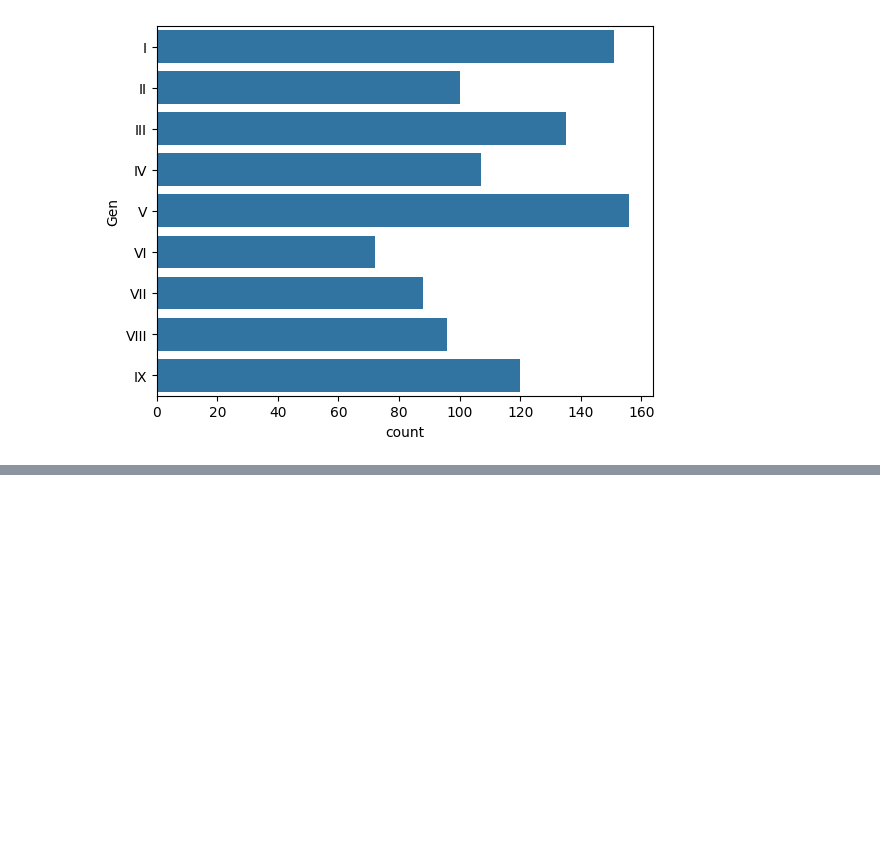
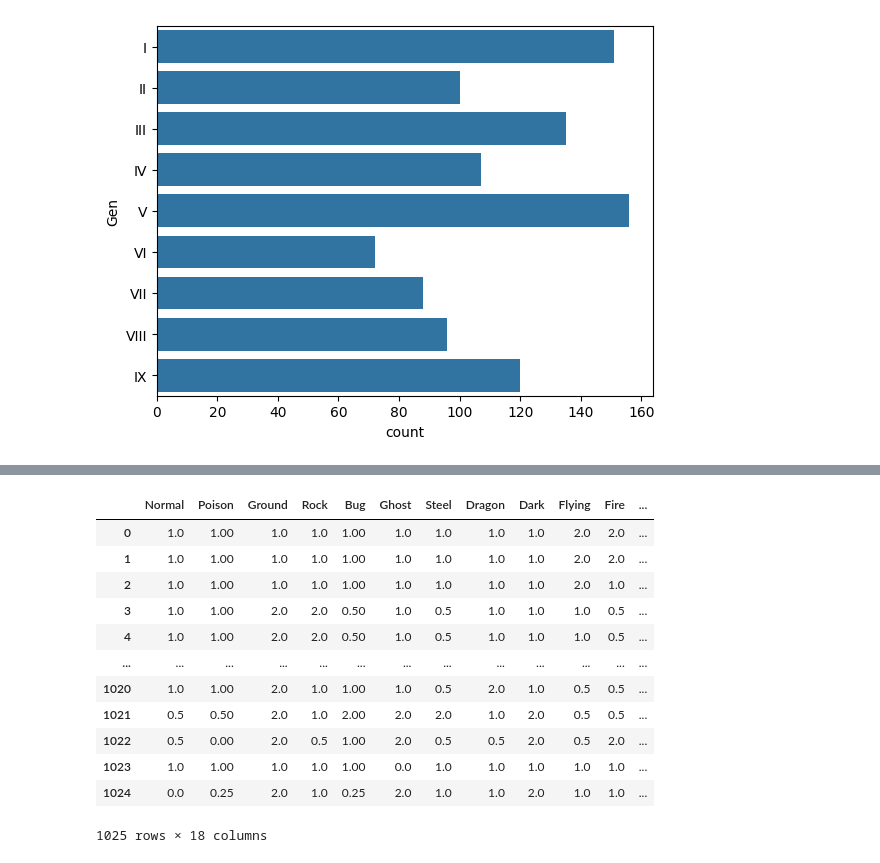
Before and after one commit to Kortexik/Bulbadpedia-Scrape, a Jupyter notebook: src/data_cleaning.ipynb, the cells around one changed output, grey strips where cells are left out. Saved outputs shown, nothing was run; the diff lists cells and outputs as text; code cells hidden in the pictures; blank space fills up the shorter version.

```diff
--- a/src/data_cleaning.ipynb
+++ b/src/data_cleaning.ipynb
@@ -162,8 +162,8 @@ def clean_ev(x):
         ev = ev.split('\n')
         stat = ev[1]
         value = int(ev[0])
-        d[stat] = value
-    d['Total'] = sum(d.values())
+        d[stat + " EV"] = value
+    d['Total EV Yield'] = sum(d.values())
     return d
 # %%
 
@@ -227,13 +227,13 @@ def clean_stats(x):
     Speed = s[5].split('\n')[1]
     Total = s[6].split('\n')[1]
     return {
-            "Total" : Total,
-            "HP": HP,
-            "Atk": Atk,
-            "Def": Def,
-            "Sp.Atk": Sp_Atk,
-            "Sp.Def": Sp_Def,
-            "Speed" : Speed
+            "Total Base Stat" : int(Total),
+            "HP Stat": int(HP),
+            "Atk Stat": int(Atk),
+            "Def Stat": int(Def),
+            "Sp.Atk Stat": int(Sp_Atk),
+            "Sp.Def Stat": int(Sp_Def),
+            "Speed Stat" : int(Speed)
             }
 # %%
 df['Stats'] = df['Stats'].apply(clean_stats)
@@ -351,0 +368,16 @@ df.set_index('Pokedex number').to_csv('../saves/PokemonComplete.csv')
+# %%
+type_effectiveness
+# %% [output]
+|  | Normal | Poison | Ground | Rock | Bug | Ghost | Steel | Dragon | Dark | Flying | Fire | ... |
+| 0 | 1.0 | 1.00 | 1.0 | 1.0 | 1.00 | 1.0 | 1.0 | 1.0 | 1.0 | 2.0 | 2.0 | ... |
+| 1 | 1.0 | 1.00 | 1.0 | 1.0 | 1.00 | 1.0 | 1.0 | 1.0 | 1.0 | 2.0 | 2.0 | ... |
+| 2 | 1.0 | 1.00 | 1.0 | 1.0 | 1.00 | 1.0 | 1.0 | 1.0 | 1.0 | 2.0 | 1.0 | ... |
+| 3 | 1.0 | 1.00 | 2.0 | 2.0 | 0.50 | 1.0 | 0.5 | 1.0 | 1.0 | 1.0 | 0.5 | ... |
+| 4 | 1.0 | 1.00 | 2.0 | 2.0 | 0.50 | 1.0 | 0.5 | 1.0 | 1.0 | 1.0 | 0.5 | ... |
+| ... | ... | ... | ... | ... | ... | ... | ... | ... | ... | ... | ... | ... |
+| 1020 | 1.0 | 1.00 | 2.0 | 1.0 | 1.00 | 1.0 | 0.5 | 2.0 | 1.0 | 0.5 | 0.5 | ... |
+| 1021 | 0.5 | 0.50 | 2.0 | 1.0 | 2.00 | 2.0 | 2.0 | 1.0 | 2.0 | 0.5 | 0.5 | ... |
+| 1022 | 0.5 | 0.00 | 2.0 | 0.5 | 1.00 | 2.0 | 0.5 | 0.5 | 2.0 | 0.5 | 2.0 | ... |
+| 1023 | 1.0 | 1.00 | 1.0 | 1.0 | 1.00 | 0.0 | 1.0 | 1.0 | 1.0 | 1.0 | 1.0 | ... |
+| 1024 | 0.0 | 0.25 | 2.0 | 1.0 | 0.25 | 2.0 | 1.0 | 1.0 | 2.0 | 1.0 | 1.0 | ... |
+1025 rows × 18 columns
```
Also changed, not shown: parts of 20 cells of this notebook, 10 other files.
